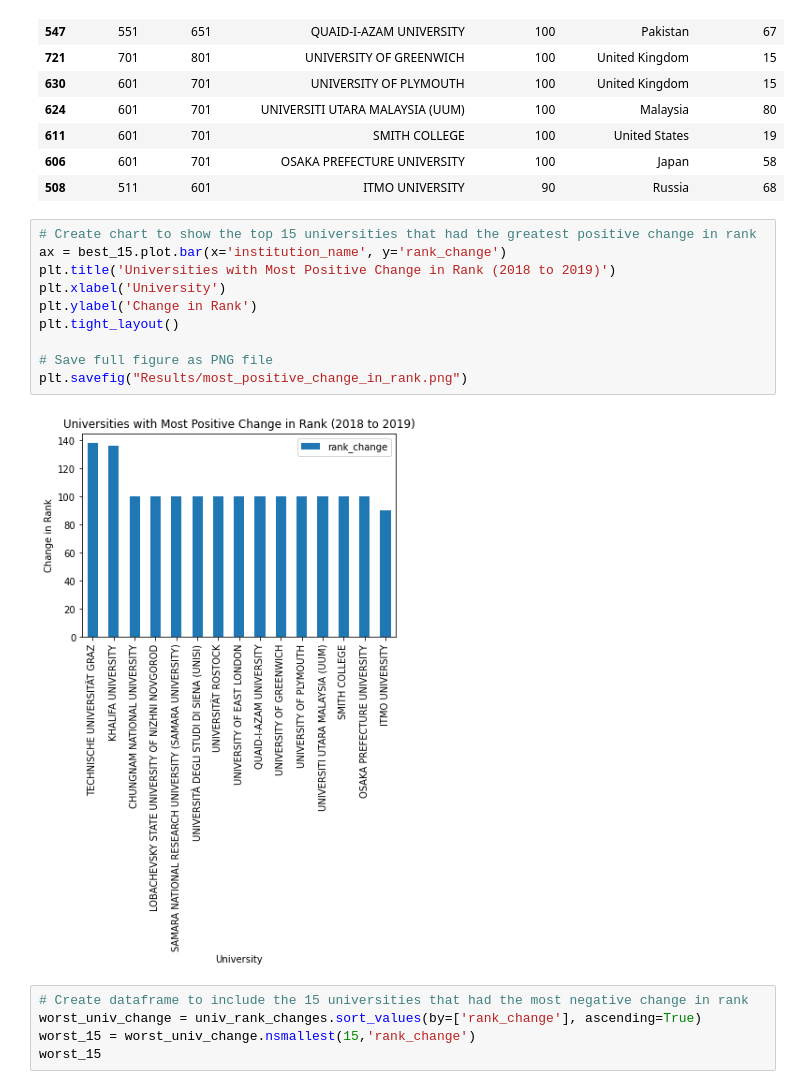
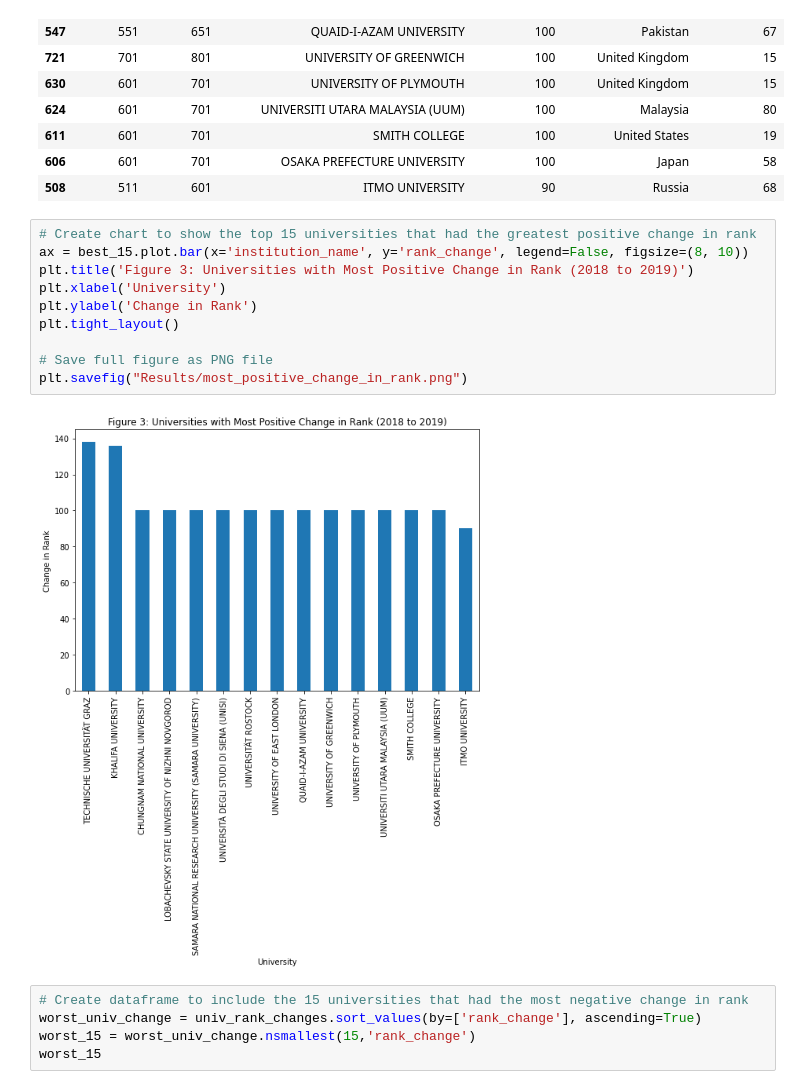
Before and after one commit to Efritch/world-happiness-v-education-group-one, a Jupyter notebook: analysis.ipynb, the cells around one changed output. Drawn from its saved outputs; the diff is of its cells as text.

```diff
--- a/analysis.ipynb
+++ b/analysis.ipynb
@@ -120,16 +121,16 @@ best_15
 | 508 | 511 | 601 | ITMO UNIVERSITY | 90 | Russia | 68 |
 # %%
 # Create chart to show the top 15 universities that had the greatest positive change in rank
-ax = best_15.plot.bar(x='institution_name', y='rank_change')
-plt.title('Universities with Most Positive Change in Rank (2018 to 2019)')
+ax = best_15.plot.bar(x='institution_name', y='rank_change', legend=False, figsize=(8, 10))
+plt.title('Figure 3: Universities with Most Positive Change in Rank (2018 to 2019)')
 plt.xlabel('University')
 plt.ylabel('Change in Rank')
 plt.tight_layout()
 
 # Save full figure as PNG file
 plt.savefig("Results/most_positive_change_in_rank.png")
 # %% [output]
-[figure, old version]
+[figure, new version]
 # %%
 # Create dataframe to include the 15 universities that had the most negative change in rank
 worst_univ_change = univ_rank_changes.sort_values(by=['rank_change'], ascending=True)
```
Also changed, not shown: parts of 5 cells of this notebook, 4 other files.
